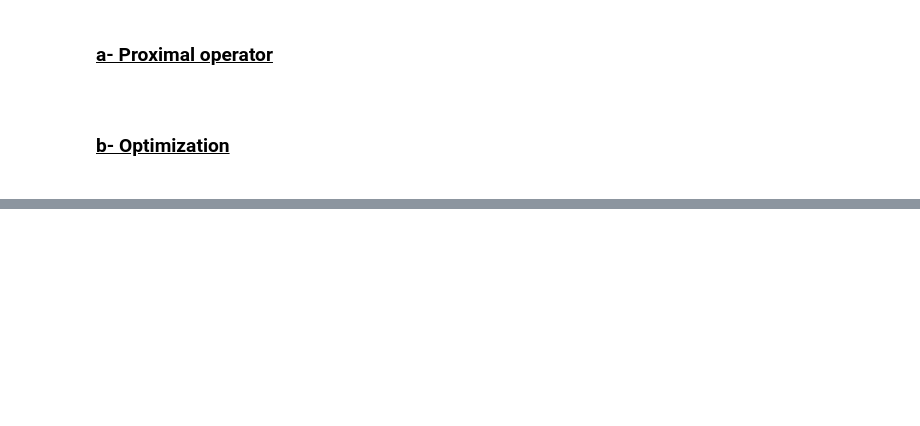
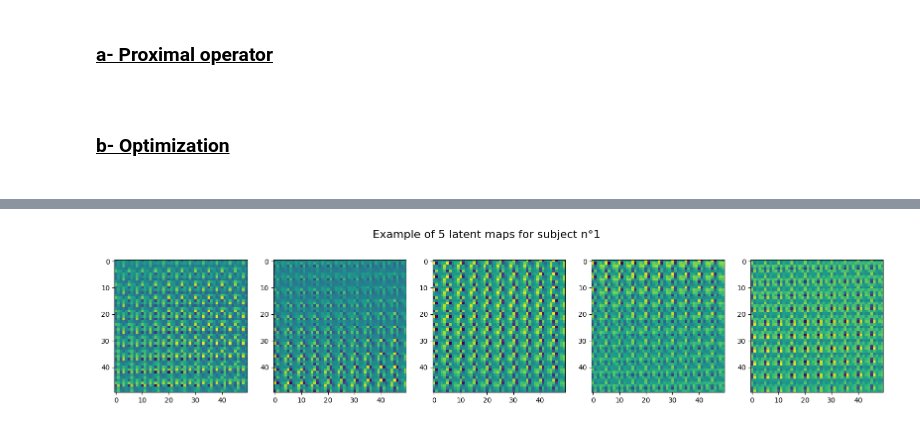
Before and after one commit to EmmaGau/project-mva-time-series, a Jupyter notebook: optimization.ipynb, the cells around one changed output, grey strips where cells are left out. Drawn from its saved outputs; the diff is of its cells as text; code cells hidden in the pictures; blank space fills up the shorter version.

```diff
--- a/optimization.ipynb
+++ b/optimization.ipynb
@@ -172,0 +369,12 @@ inf
+# %%
+Vs = [Vs[i].reshape(5,50,50) for i in range(len(Vs))]
+V = V.reshape(k,50,50)
+# %%
+# Plotting the 5 latents maps generated
+fig, ax = plt.subplots(1,k, figsize=(20, 4))
+fig.suptitle('Example of 5 latent maps for subject n°1',fontsize=16)
+for i in range(k):
+    ax[i].imshow(V[i, :,:])
+fig.show()
+# %% [output]
+[figure, added]
```
Also changed, not shown: parts of 11 cells of this notebook, 1 other file.
